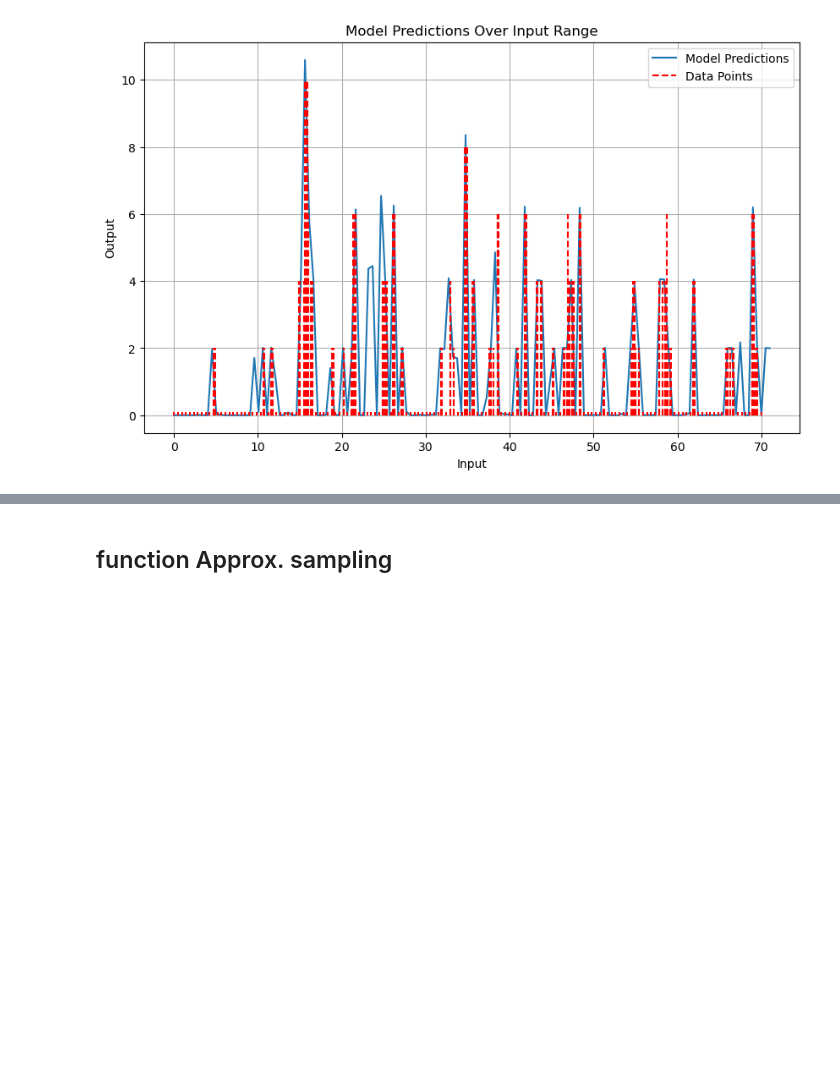
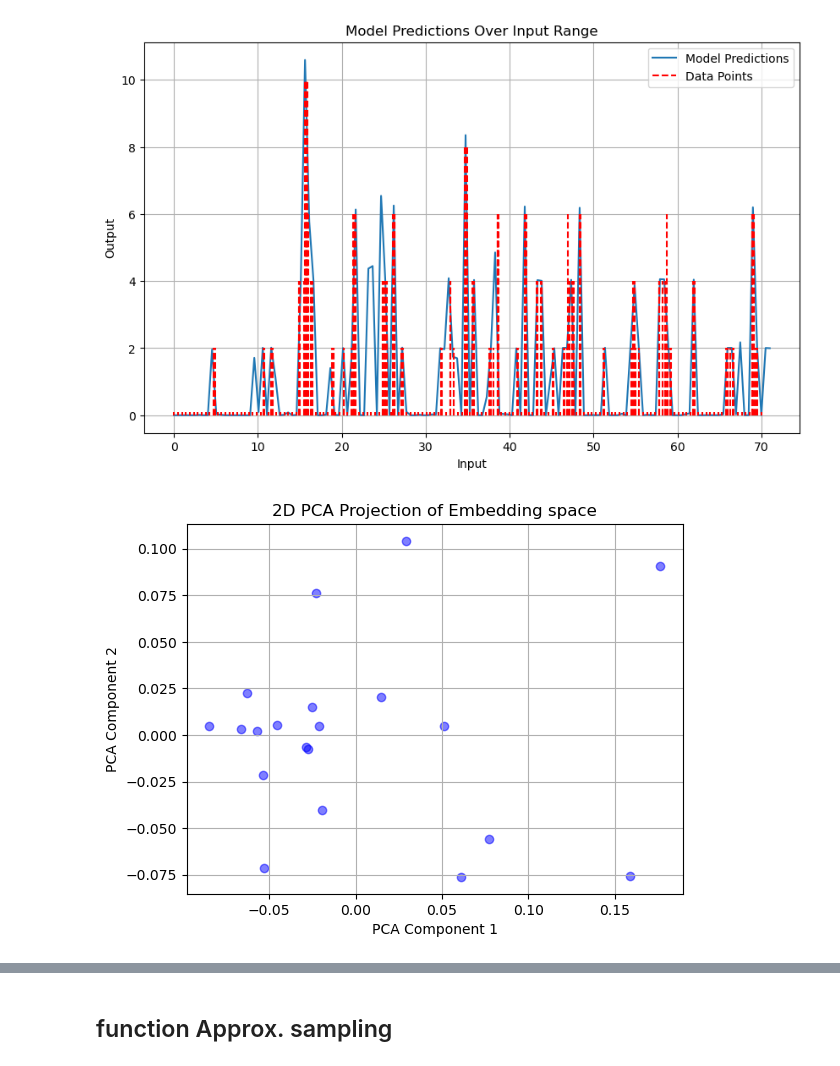
Before and after one commit to Thahit/Recommender_Sim, a Jupyter notebook: notebooks/explore_training.ipynb, the cells around one changed output, grey strips where cells are left out. Drawn from its saved outputs; the diff is of its cells as text; code cells hidden in the pictures; blank space fills up the shorter version.

```diff
--- a/notebooks/explore_training.ipynb
+++ b/notebooks/explore_training.ipynb
@@ -584,3 +577,22 @@ plt.show()
 # %% [output]
 area: 64.883671875
 [figure]
+# %%
+#visualize embeddings
+from sklearn.decomposition import PCA
+import matplotlib.pyplot as plt
+
+data = [data[1] for data in dataloader_list]
+
+pca = PCA(n_components=2)
+reduced_data = pca.fit_transform(data)
+
+# Plot the reduced data
+plt.scatter(reduced_data[:, 0], reduced_data[:, 1], c='blue', alpha=0.5)
+plt.xlabel('PCA Component 1')
+plt.ylabel('PCA Component 2')
+plt.title('2D PCA Projection of Embedding space')
+plt.grid(True)
+plt.show()
+# %% [output]
+[figure, added]
```
Also changed, not shown: parts of 25 cells of this notebook.
